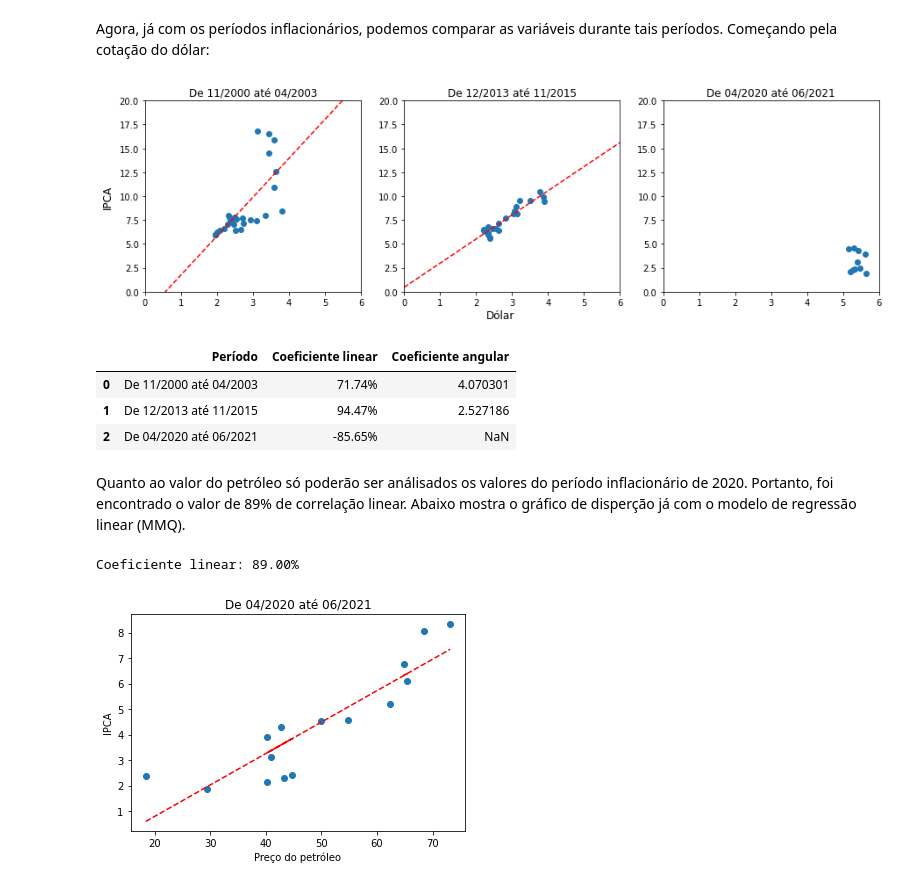
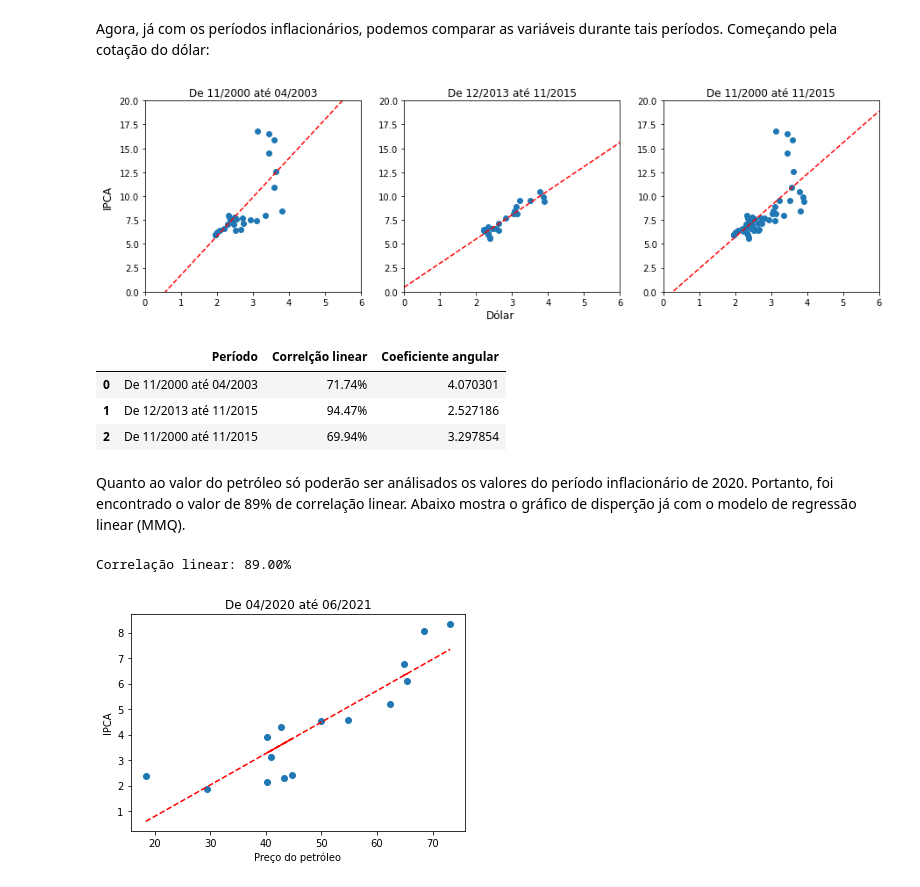
Before and after one commit to JairoSSantos/BR-infla-analise, a Jupyter notebook: analise.ipynb, the cells around one changed output. Cells and saved outputs as stored; diff of their text form; code cells hidden in the pictures.

```diff
--- a/analise.ipynb
+++ b/analise.ipynb
@@ -41,13 +48,21 @@ def nrange(xi, xf=None, dx=1):
         yield xi
         xi += dx
 
+def get(var_list, indexes, array=False):
+    var = []
+    for i in indexes:
+        try: u = var_list[i]
+        except IndexError: u = np.nan
+        var.append(u)
+    return np.array(var) if array else var
+
 def corrcoef_linear(X, Y):
     n = len(X)
     return (n*np.nansum(X*Y) - np.nansum(X)*np.nansum(Y))/((n*np.nansum(X**2) - np.nansum(X)**2)**0.5 * (n*np.nansum(Y**2) - np.nansum(Y)**2)**0.5)
 
 def MMQ(X, Y, angular=False):
-    m = np.sum((X - np.mean(X))*(Y - np.mean(Y)))/np.sum((X - np.mean(X))**2)
-    b = np.mean(Y) - m*np.mean(X)
+    m = np.nansum((X - np.nanmean(X))*(Y - np.nanmean(Y)))/np.nansum((X - np.nanmean(X))**2)
+    b = np.nanmean(Y) - m*np.nanmean(X)
     f = lambda x: m*x + b
     return [f, m] if angular else f
 
@@ -85,18 +80,3 @@ df1.to_csv(os.path.join(path, filename['ipca acumulado']+'.csv'), index=False)
-# %%
-df2 = pd.read_csv(os.path.join(path, filename['dolar']+'.csv'))
-f = lambda x: float(x.replace(',', '.'))
-g = lambda x: datetime.strftime(datetime.strptime(x.split(' ')[0], '%Y-%m-%d'), '%d-%m-%Y')
-df2['cotacaoCompra'] = df2['cotacaoCompra'].apply(f)
-df2['cotacaoVenda'] = df2['cotacaoVenda'].apply(f)
-df2['dataHoraCotacao'] = df2['dataHoraCotacao'].apply(g)
-df2.rename(columns={'cotacaoCompra':'compra', 'cotacaoVenda':'venda', 'dataHoraCotacao':'data'}).to_csv(os.path.join(path, filename['dolar']+'.csv'), index=False)
-# %%
-df3 = pd.read_csv(os.path.join(path, filename['oil']+'.csv'), sep=';').replace()
-f = lambda x: float(x.replace(',', '.'))
-g = lambda x: datetime.strftime(datetime.strptime(x.split(' ')[0], '%b-%y'), '%m-%Y')
-df3['date'] = df3['date'].apply(g)
-df3['brent spot price'] = df3['brent spot price'].apply(f)
-df3.to_csv(os.path.join(path, filename['oil']+'.csv'), index=False)
 # %% [markdown]
 ## 1.0 Importação dos dados
 # %% [markdown]
@@ -313,7 +318,7 @@ av_ipca = moving_average(ipca_acum, 12)
 
 infl = []
 infl_add = []
-for i in range(t[0]+1, len(av_ipca)):
+for i in range(t[0], len(av_ipca)):
     if av_ipca[i-1] <= av_ipca[i]: infl_add.append(i)
     elif len(infl_add):
         infl.append(infl_add.copy())
@@ -335,7 +340,7 @@ infl = [np.arange(val[0], val[-1]) for val in infl if len(val) > 6 and np.max(ip
 plt.figure(figsize=(8,4))
 plt.plot(t, av_ipca[t[0]:], '--', c='gray', label='Média móvel')
 plt.plot(t, ipca_acum[t[0]:], label='IPCA')
-lines = [plt.plot(var, [ipca_acum[i] for i in var], '-', c='r', linewidth=3)[0] for var in infl]
+lines = [plt.plot(var, get(ipca_acum, var), '-', c='r', linewidth=3)[0] for var in infl]
 lines[0].set_label('Período de inflação')
 plt.xticks(*month_range('01-2000', step=60))
 plt.legend()
@@ -347,42 +352,46 @@ Agora, já com os períodos inflacionários, podemos comparar as variáveis dura
 # %%
 fig, axs = plt.subplots(1, 3, figsize=(15,4))
 
 rs = []
 rows = []
 ang_coefs = []
-for i, Y in enumerate(infl):
+models = []
+for i, Y in enumerate(list(infl[:-1]) + [list(infl[0]) + list(infl[1])]):
     title = f'De {month[Y[0]]} até {month[Y[-1]]}'.replace('-', '/')
-    X = np.array([cot_dolar[t] for t in Y])
-    Y = np.array([ipca_acum[t] for t in Y])
+    X = np.array(get(cot_dolar, Y))
+    Y = np.array(get(ipca_acum, Y))
+
     f, m = MMQ(X, Y, angular=True)
+    models.append(f)
     ang_coefs.append(m)
     rs.append(f'{corrcoef_linear(X, Y)*100:.2f}%')
     rows.append(title)
+
     axs[i].set_xlim(0, 6)
     axs[i].set_ylim(0, 20)
     axs[i].title.set_text(title)
     axs[i].scatter(X, Y)
     X = np.linspace(0, 6, 100)
     axs[i].plot(X, f(X), '--', c='r')
 
 fig.supxlabel('Dólar')
 fig.supylabel('IPCA', x=0.08)
 plt.show()
-pd.DataFrame({'Período':rows, 'Coeficiente linear':rs, 'Coeficiente angular':ang_coefs}).head()
+pd.DataFrame({'Período':rows, 'Correlção linear':rs, 'Coeficiente angular':ang_coefs}).head()
 # %% [output]
-[figure, old version]
+[figure, new version]
-|  | Período | Coeficiente linear | Coeficiente angular |
+|  | Período | Correlção linear | Coeficiente angular |
 | 0 | De 11/2000 até 04/2003 | 71.74% | 4.070301 |
 | 1 | De 12/2013 até 11/2015 | 94.47% | 2.527186 |
-| 2 | De 04/2020 até 06/2021 | -85.65% | NaN |
+| 2 | De 11/2000 até 11/2015 | 69.94% | 3.297854 |
 # %% [markdown]
 Quanto ao valor do petróleo só poderão ser análisados os valores do período inflacionário de 2020. Portanto, foi encontrado o valor de 89% de correlação linear. Abaixo mostra o gráfico de disperção já com o modelo de regressão linear (MMQ).
 # %%
 Y = infl[-1]
 plt.title(f'De {month[Y[0]]} até {month[Y[-1]]}'.replace('-', '/'))
-X = np.array([oil_price[t] for t in Y])
-Y = np.array([ipca_acum[t] for t in Y])
-print(f'Coeficiente linear: {corrcoef_linear(np.array(X), np.array(Y))*100:.2f}%')
+X = np.array(get(oil_price, Y))
+Y = np.array(get(ipca_acum, Y))
+print(f'Correlação linear: {corrcoef_linear(np.array(X), np.array(Y))*100:.2f}%')
 
 f = MMQ(X, Y)
 
@@ -392,5 +401,5 @@ plt.xlabel('Preço do petróleo')
 plt.ylabel('IPCA')
 plt.show()
 # %% [output]
-Coeficiente linear: 89.00%
+Correlação linear: 89.00%
 [figure]
```
Also changed, not shown: parts of 13 cells of this notebook, 4 other files.
